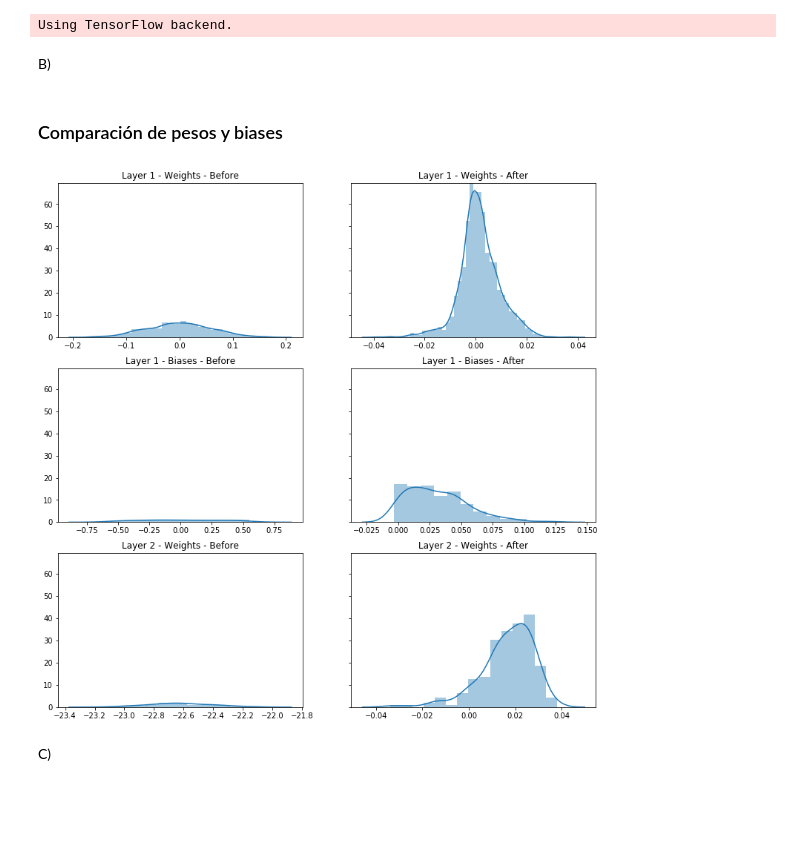
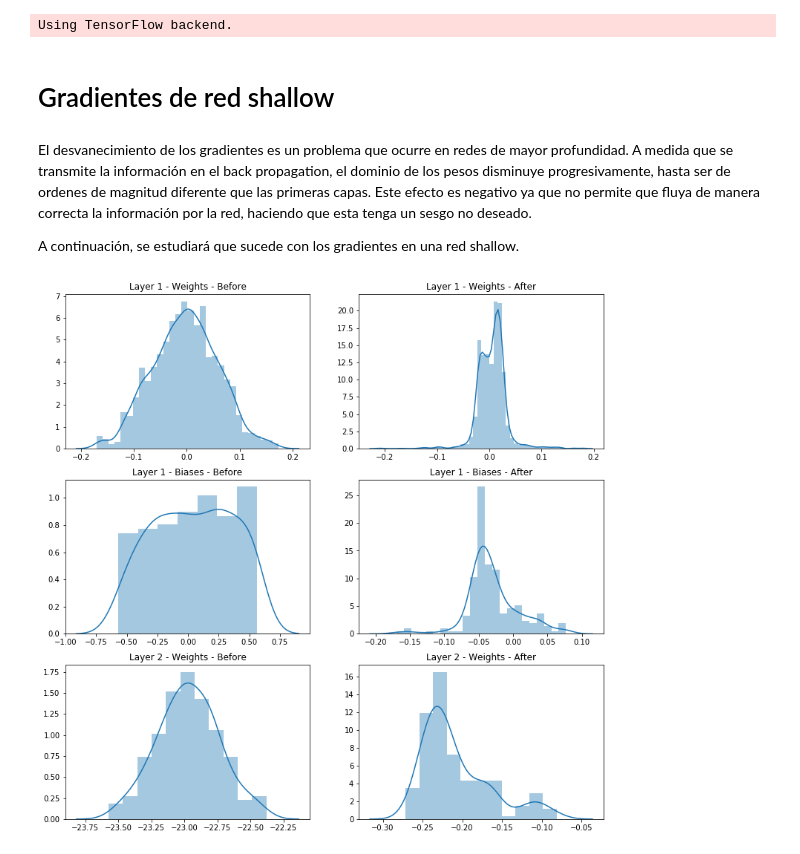
Before and after one commit to honorcode93/RN-Tarea1, a Jupyter notebook: Pregunta 2.ipynb, the cells around one changed output. Saved outputs shown, nothing was run; the diff lists cells and outputs as text; code cells hidden in the pictures; blank space fills up the shorter version.

```diff
--- a/Pregunta 2.ipynb
+++ b/Pregunta 2.ipynb
@@ -26,7 +26,7 @@ from keras.layers.core import Dense, Activation
 from keras.optimizers import SGD
 
 
-def compile_network(lr=0.001, hidden_units=200, hidden_activation="sigmoid"):
+def compile_network(lr=0.01, hidden_units=200, hidden_activation="sigmoid"):
     model = Sequential()
     model.add(Dense(hidden_units, input_dim=X_train_scaled.shape[1], kernel_initializer='uniform'))
     model.add(Activation(hidden_activation))
@@ -42,8 +42,12 @@ def fit_network(model, epochs=300):
     return hist
 # %% [output]
 Using TensorFlow backend.
-# %% [markdown]
-B)
+# %% [markdown]
+# Gradientes de red shallow
+# %% [markdown]
+El desvanecimiento de los gradientes es un problema que ocurre en redes de mayor profundidad. A medida que se transmite la información en el back propagation, el dominio de los pesos disminuye progresivamente, hasta ser de ordenes de magnitud diferente que las primeras capas. Este efecto es negativo ya que no permite que fluya de manera correcta la información por la red, haciendo que esta tenga un sesgo no deseado.
+
+A continuación, se estudiará que sucede con los gradientes en una red shallow.
 # %%
 import seaborn
 from keras.models import Sequential
@@ -95,32 +99,28 @@ layers_after = [
         "bias": evaluated_gradients[3]
     }
 ]
-# %% [markdown]
-### Comparación de pesos y biases
 # %%
 import seaborn
 import matplotlib.pyplot as plt
 
 # Flatten the list
-fig, axes = plt.subplots(nrows=3, ncols=2, figsize=(13, 13), sharey=True)
+fig, axes = plt.subplots(nrows=3, ncols=2, figsize=(13, 13))
 
 axes[0, 0].set_title("Layer 1 - Weights - Before")
 seaborn.distplot(layers_before[0]["weights"], label="0", ax=axes[0, 0])
 axes[0, 1].set_title("Layer 1 - Weights - After")
 seaborn.distplot(layers_after[0]["weights"], label="0", ax=axes[0, 1])
 
 axes[1, 0].set_title("Layer 1 - Biases - Before")
 seaborn.distplot(layers_before[0]["bias"], label="0", ax=axes[1, 0])
 axes[1, 1].set_title("Layer 1 - Biases - After")
 seaborn.distplot(layers_after[0]["bias"], label="0", ax=axes[1, 1])
 
 axes[2, 0].set_title("Layer 2 - Weights - Before")
 seaborn.distplot(layers_before[1]["weights"], label="0", ax=axes[2, 0])
 axes[2, 1].set_title("Layer 2 - Weights - After")
 seaborn.distplot(layers_after[1]["weights"], label="0", ax=axes[2, 1])
 
 plt.show()
 # %% [output]
-[figure, old version]
+[figure, new version]
-# %% [markdown]
-C)
```
Also changed, not shown: parts of 31 cells of this notebook.
